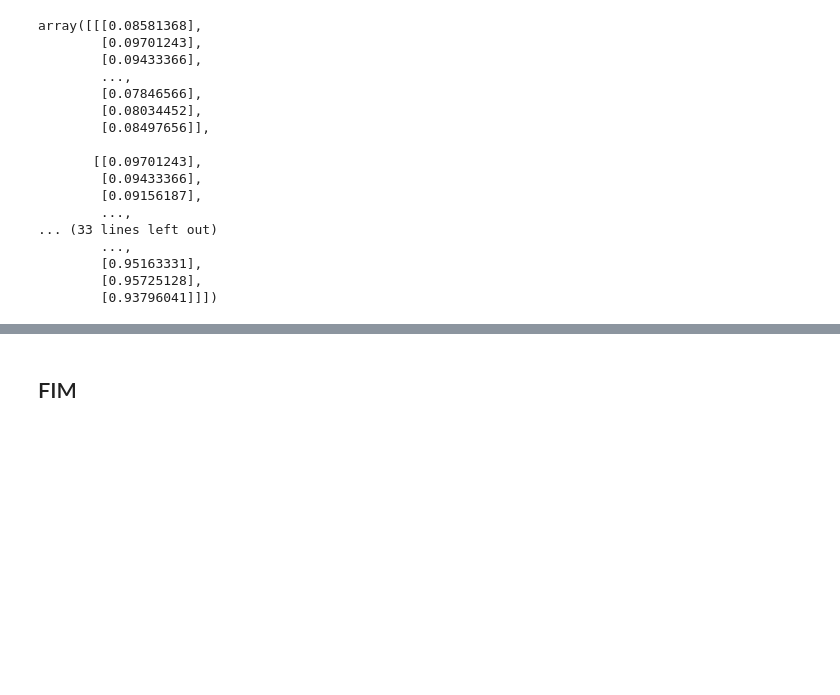
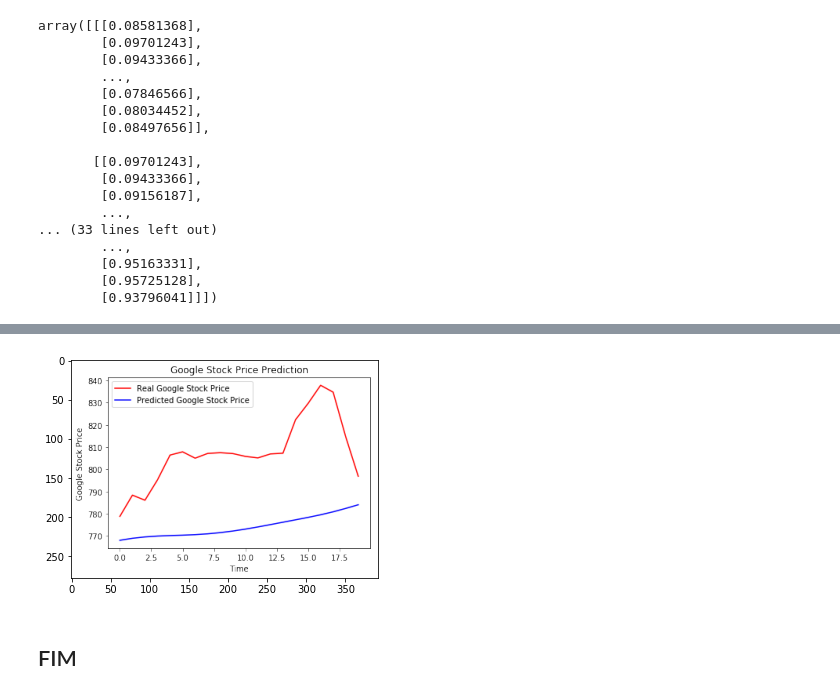
Before and after one commit to deeplearningunb/building-rnn, a Jupyter notebook: RecurrentNeuralNetworks.ipynb, the cells around one changed output, grey strips where cells are left out. Cells and saved outputs as stored; diff of their text form; code cells hidden in the pictures; blank space fills up the shorter version.

```diff
--- a/RecurrentNeuralNetworks.ipynb
+++ b/RecurrentNeuralNetworks.ipynb
@@ -144,2 +137,11 @@ plt.show()
+# %%
+#Comparando os gráficos -- gráfico dado pelo código do professor e gráfico obtido nesse codigo
+import matplotlib.pyplot as plt
+import matplotlib.image as mpimg
+img2 = mpimg.imread('grafico_prof.png')
+imgplot = plt.imshow(img2)
+plt.show()
+# %% [output]
+[figure, added]
 # %% [markdown]
 ## FIM
```
Also changed, not shown: parts of 3 cells of this notebook, 4 other files.
